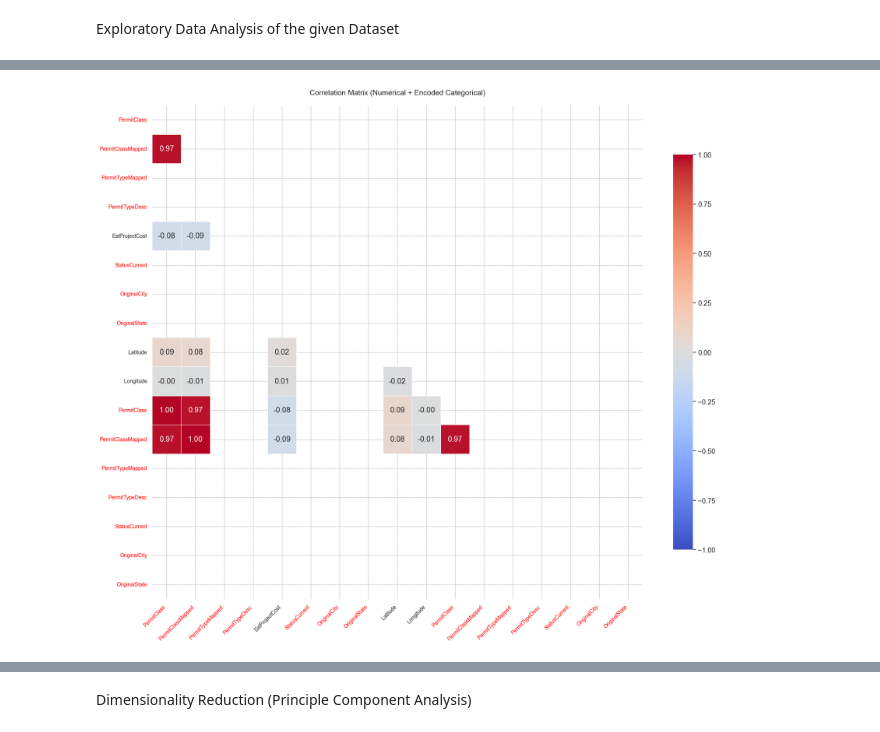
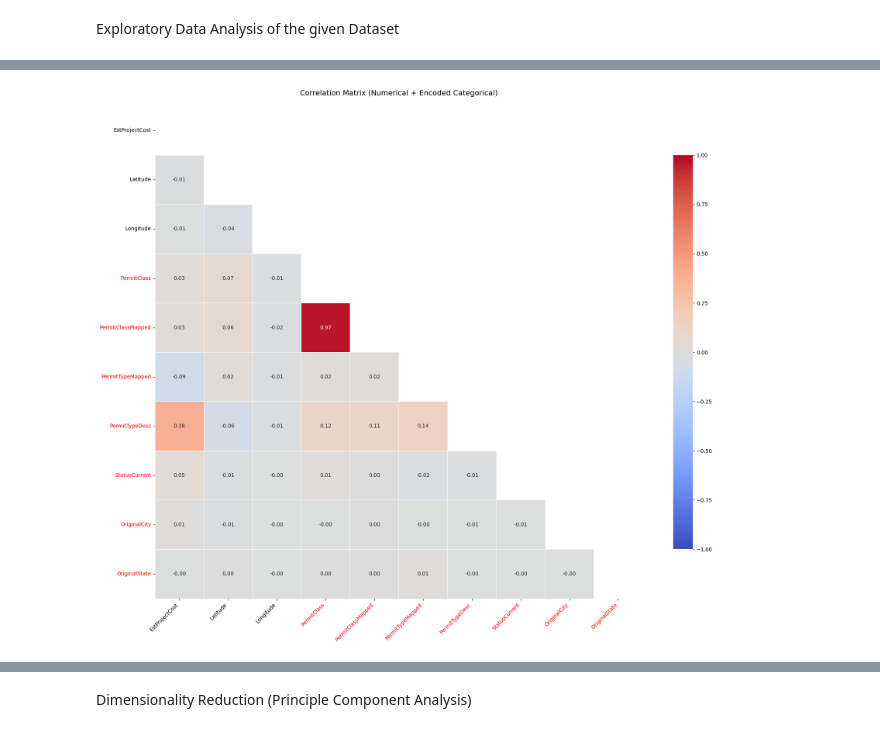
Before and after one commit to Dhairya-A-Mehra/DSBI, a Jupyter notebook: main.ipynb, the cells around one changed output, grey strips where cells are left out. Drawn from its saved outputs; the diff is of its cells as text; code cells hidden in the pictures.

```diff
--- a/main.ipynb
+++ b/main.ipynb
@@ -522,40 +469,51 @@ plt.show()
 # %%
-# Correlation Matrix of this data
+from sklearn.preprocessing import LabelEncoder
 
-#combining the numerical and categorical data
+# Create a copy of the DataFrame for correlation analysis
+df_corr = df.copy()
+
+# Encode categorical columns
+label_encoders = {}
+for col in categorical_cols:
+    if df_corr[col].dtype == 'object':
+        le = LabelEncoder()
+        df_corr[col] = le.fit_transform(df_corr[col].astype(str))
+        label_encoders[col] = le
+
+# Combine numeric and encoded categorical columns
 analysis_cols = numeric_cols + categorical_cols
 
-#Create correlation matrix
-corr_matrix = df[analysis_cols].corr()
+# Create correlation matrix
+corr_matrix = df_corr[analysis_cols].corr()
 
-#Enhanced heatmap visualization
+# Enhanced heatmap visualization
 plt.figure(figsize=(18, 15))
 mask = np.triu(np.ones_like(corr_matrix, dtype=bool))  # Hide upper triangle
 
 sns.heatmap(corr_matrix,
             mask=mask,
             annot=True,
             cmap='coolwarm',
             fmt=".2f",
             linewidths=0.5,
             vmin=-1, vmax=1,
             center=0,
             cbar_kws={"shrink": 0.8})
 
 plt.title("Correlation Matrix (Numerical + Encoded Categorical)", pad=20, fontsize=14)
 plt.xticks(rotation=45, ha='right', fontsize=10)
 plt.yticks(rotation=0, fontsize=10)
 
-# Add column type annotations if desired
+# Mark encoded categorical features in red
 for i, col in enumerate(analysis_cols):
     if col in categorical_cols:
-        plt.gca().get_xticklabels()[i].set_color('red')  # Mark categoricals in red
+        plt.gca().get_xticklabels()[i].set_color('red')
         plt.gca().get_yticklabels()[i].set_color('red')
 
 plt.tight_layout()
 plt.show()
 # %% [output]
-[figure, old version]
+[figure, new version]
 # %%
 # Feature Engineering Function
 # Convert date columns from strings to datetime
```
Also changed, not shown: parts of 14 cells of this notebook, 1 other file.
